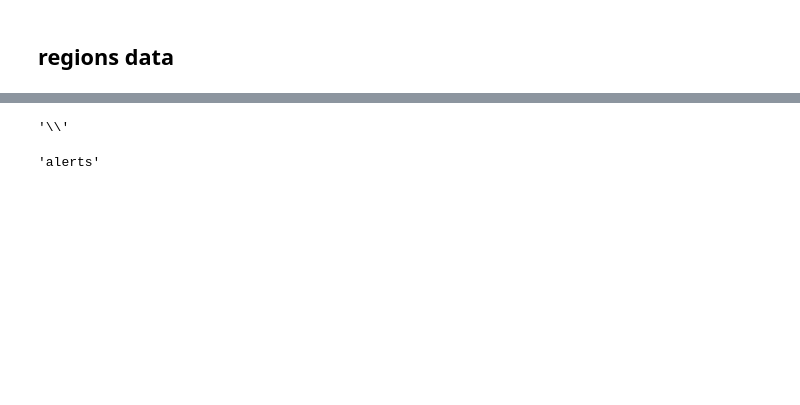
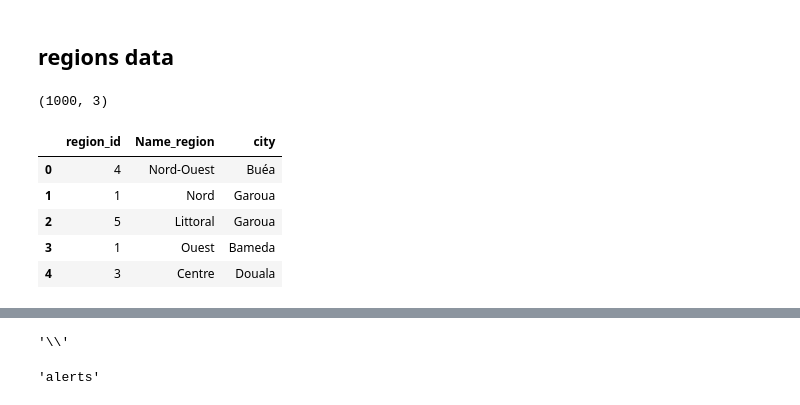
Before and after one commit to Anaaurelle237/AI_Summer_projet_8, a Jupyter notebook: notebooks/create_table.ipynb, the cells around one changed output, grey strips where cells are left out. Cells and saved outputs as stored; diff of their text form; code cells hidden in the pictures; blank space fills up the shorter version.

```diff
--- a/notebooks/create_table.ipynb
+++ b/notebooks/create_table.ipynb
@@ -474,3 +525,22 @@ alerts.to_csv('../Data/Train/alerts.csv')
+# %%
+# génération des données
+nb = 1000
+Data = {
+    "region_id" :[random.randint(1,10) for i in tqdm(range(nb))],
+    "Name_region" : [fake.random_element(["Extreme-Nord","Nord","Adamaoua","Sud-Ouest","Littoral","Centre","Ouest","Nord-Ouest","Est","Sud"]) for i in tqdm(range(nb))],
+    "city" : [fake.random_element(["Maroua","Garoua","Ngaoundéré","Buéa","Bameda","Douala","yaoundé","Bafoussam","Ebolowa","Bertoua"]) for i in tqdm(range(nb))],
+}
+region_df = pd.DataFrame(Data)
+print(region_df.shape)
+region_df.head()
+# %% [output]
+(1000, 3)
+|  | region_id | Name_region | city |
+| 0 | 4 | Nord-Ouest | Buéa |
+| 1 | 1 | Nord | Garoua |
+| 2 | 5 | Littoral | Garoua |
+| 3 | 1 | Ouest | Bameda |
+| 4 | 3 | Centre | Douala |
 # %%
 from glob import glob
 
```
Also changed, not shown: parts of 15 cells of this notebook.
